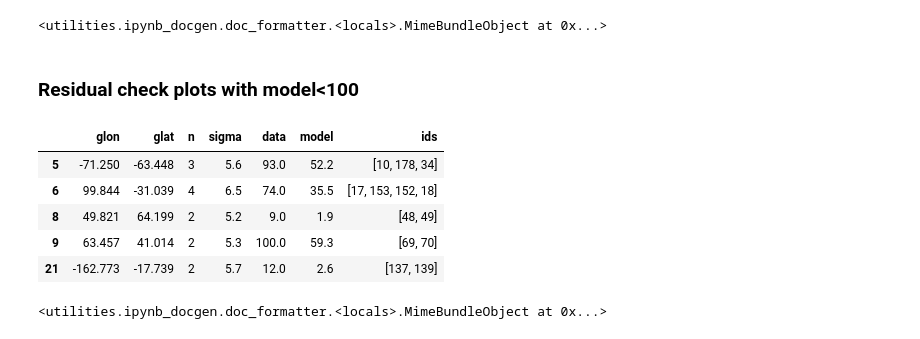
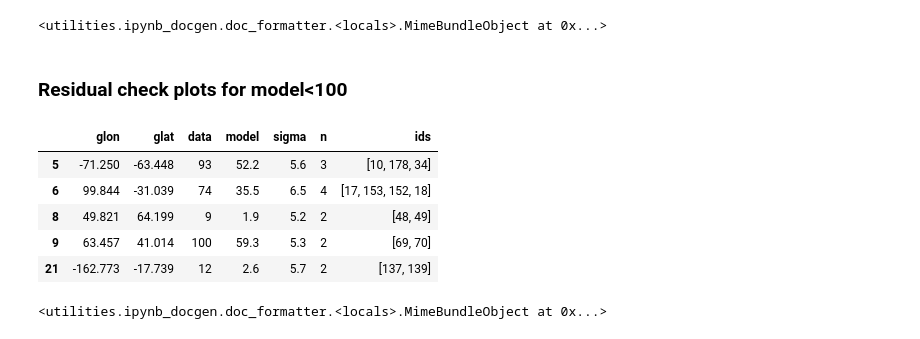
Before and after one commit to tburnett/kerr-diffuse, a Jupyter notebook: residual.ipynb, the cells around one changed output. Saved outputs shown, nothing was run; the diff lists cells and outputs as text; code cells hidden in the pictures.

```diff
--- a/residual.ipynb
+++ b/residual.ipynb
@@ -95,7 +74,7 @@ fgl = Fermi4FGL(fglname)
 ## Compare with uw1617
 Loaded Fermi 4FGL gll_pscP305uw1617_v4_assoc_v9r1_classes.fits: 7221 entries
 # %%
-def residual_scatter(band, center,*, component='model', fig=None, figsize=(8,8),**kwargs):
+def residual_scatter(center, band,  fgl,*, component='model', fig=None, figsize=(8,8),**kwargs):
 
     (band.zea_plot(center=center, component=component, size=10, cmap='gist_gray',title='',
         fig=fig,figsize=figsize,  **kwargs)
@@ -104,31 +83,33 @@ def residual_scatter(band, center,*, component='model', fig=None, figsize=(8,8),
         .scatter(fgl, marker='x',s=50, color='orange', label='FL16Y')
         .legend(loc='lower left',fontsize=10, framealpha=0.25)
     )
-    if fig is not None: plt.gca().set(xlabel='',ylabel='')
+    if fig is not None: plt.gca().set(xlabel='',ylabel='', yticklabels=[], xticklabels=[])
     if fig is None: plt.show()
 
-fig = plt.figure(figsize=(15,20))
-subfigs = fig.subfigures(6,4)
-for point, sfig in zip(clpoints, subfigs.flat):
-    residual_scatter(band, point, fig=sfig, colorbar=False, )
+
+band = pixel_table(2,energy_index)
+fig = plt.figure(figsize=(20,20))
+subfigs = fig.subfigures(5,5)
+for point, sfig in zip(self.clpoints, subfigs.flat):
+    residual_scatter(point, band,  fgl, fig=sfig, colorbar=False, )
 show(fig)
 # %% [output]
 <utilities.ipynb_docgen.doc_formatter.<locals>.MimeBundleObject at 0x...>
 # %%
-show(f"""### Residual check plots with model<100 """)
-fig = plt.figure(figsize=(15,15))
-subfigs = fig.subfigures(3,2)
+show(f"""### Residual check plots for model<100 """)
+fig = plt.figure(figsize=(20,12))
+subfigs = fig.subfigures(2,3)
 
-df = cldf.query('model<100'); show(df)
+df = self.cldf.query('model<100'); show(df)
 for point, sfig in zip(SkyCoord(df.glon, df.glat, unit='deg',frame='galactic'), subfigs.flat):
-    residual_scatter(band, point, component='model', fig=sfig, colorbar=True, )
+    residual_scatter(point, band, fgl, component='model', fig=sfig, colorbar=True, )
 show(fig)
 # %% [output]
-### Residual check plots with model<100
+### Residual check plots for model<100
-|  | glon | glat | n | sigma | data | model | ids |
-| 5 | -71.250 | -63.448 | 3 | 5.6 | 93.0 | 52.2 | [10, 178, 34] |
-| 6 | 99.844 | -31.039 | 4 | 6.5 | 74.0 | 35.5 | [17, 153, 152, 18] |
-| 8 | 49.821 | 64.199 | 2 | 5.2 | 9.0 | 1.9 | [48, 49] |
-| 9 | 63.457 | 41.014 | 2 | 5.3 | 100.0 | 59.3 | [69, 70] |
-| 21 | -162.773 | -17.739 | 2 | 5.7 | 12.0 | 2.6 | [137, 139] |
+|  | glon | glat | data | model | sigma | n | ids |
+| 5 | -71.250 | -63.448 | 93 | 52.2 | 5.6 | 3 | [10, 178, 34] |
+| 6 | 99.844 | -31.039 | 74 | 35.5 | 6.5 | 4 | [17, 153, 152, 18] |
+| 8 | 49.821 | 64.199 | 9 | 1.9 | 5.2 | 2 | [48, 49] |
+| 9 | 63.457 | 41.014 | 100 | 59.3 | 5.3 | 2 | [69, 70] |
+| 21 | -162.773 | -17.739 | 12 | 2.6 | 5.7 | 2 | [137, 139] |
 <utilities.ipynb_docgen.doc_formatter.<locals>.MimeBundleObject at 0x...>
```
Also changed, not shown: parts of 11 cells of this notebook, 2 other files.
